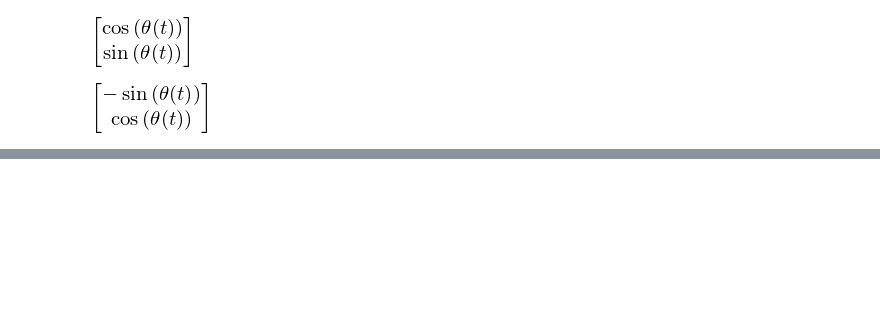
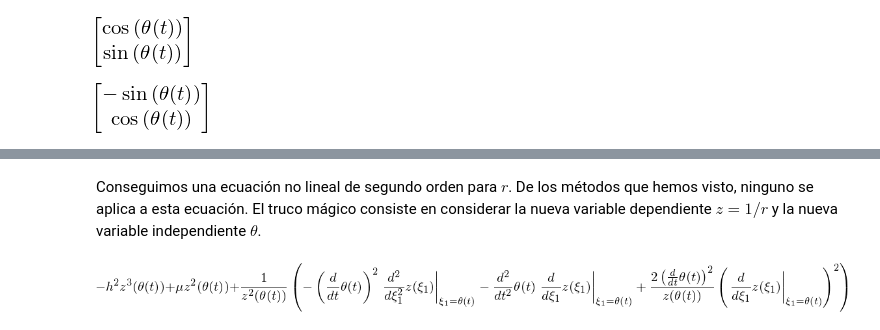
Before and after one commit to fdmazzone/Ecuaciones_Diferenciales, a Jupyter notebook: scripts/MecánicaCeleste.ipynb, the cells around one changed output, grey strips where cells are left out. Cells and saved outputs as stored; diff of their text form; code cells hidden in the pictures; blank space fills up the shorter version.

```diff
--- a/scripts/MecánicaCeleste.ipynb
+++ b/scripts/MecánicaCeleste.ipynb
@@ -31,0 +75,11 @@ u_theta
+# %% [markdown]
+Conseguimos una ecuación no lineal de segundo orden para $r$. De los métodos que hemos visto, ninguno se aplica a esta ecuación.
+El truco mágico consiste en considerar la nueva variable dependiente $z=1/r$ y la nueva variable independiente
+$\theta$.
+# %%
+z=Function('z')(theta)
+r=1/z
+ed2=r.diff(t,2)+mu/r**2-h**2/r**3
+ed2
+# %% [output]
+[figure, added]
```
Also changed, not shown: parts of 11 cells of this notebook.
